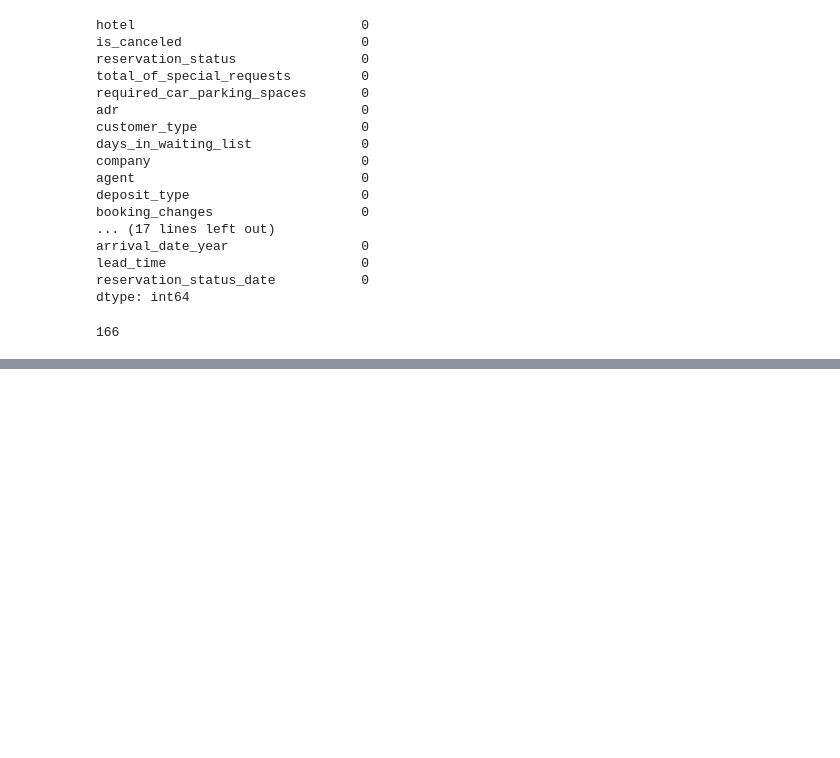
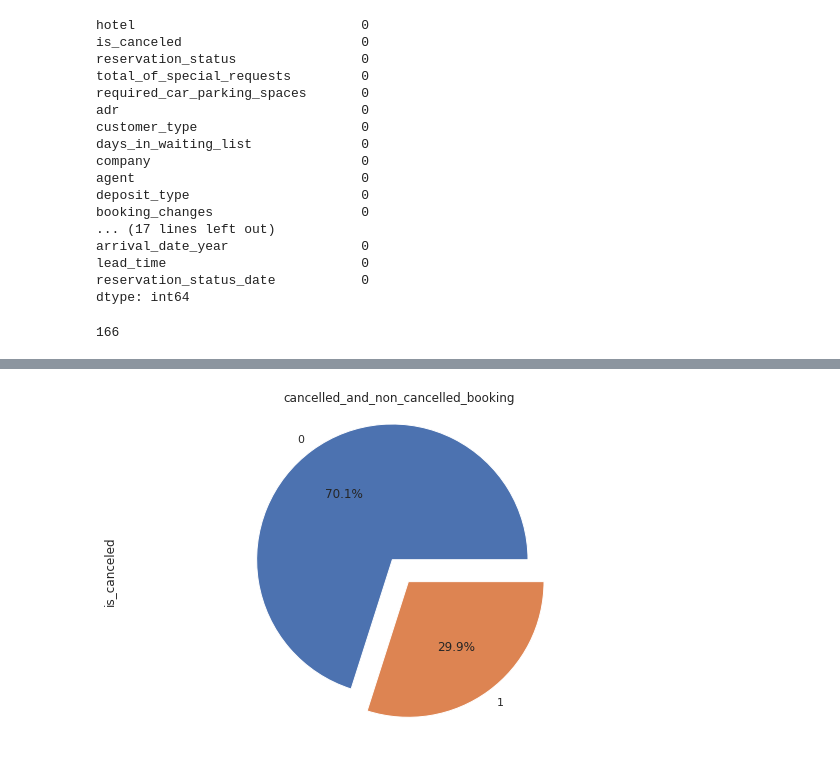
Before and after one commit to shaad4224/Hotel-Booking-Analysis, a Jupyter notebook: Hotel_Booking_Analysis_Capstone_Project.ipynb, the cells around one changed output, grey strips where cells are left out. Saved outputs shown, nothing was run; the diff lists cells and outputs as text; code cells hidden in the pictures; blank space fills up the shorter version.

```diff
--- a/Hotel_Booking_Analysis_Capstone_Project.ipynb
+++ b/Hotel_Booking_Analysis_Capstone_Project.ipynb
@@ -191,0 +254,8 @@ new_df['total_stay']=new_df['stays_in_week_nights']+new_df['stays_in_weekend_nig
+# %%
+plt.figure(figsize=(10,6))
+cancelled_non_cancelled_booking['is_canceled'].plot.pie(autopct="%1.1f%%",radius=1,explode=[0.10]*2)
+plt.title('cancelled_and_non_cancelled_booking')
+plt.axis('equal')
+plt.show()
+# %% [output]
+[figure, added]
```
Also changed, not shown: parts of 24 cells of this notebook.
